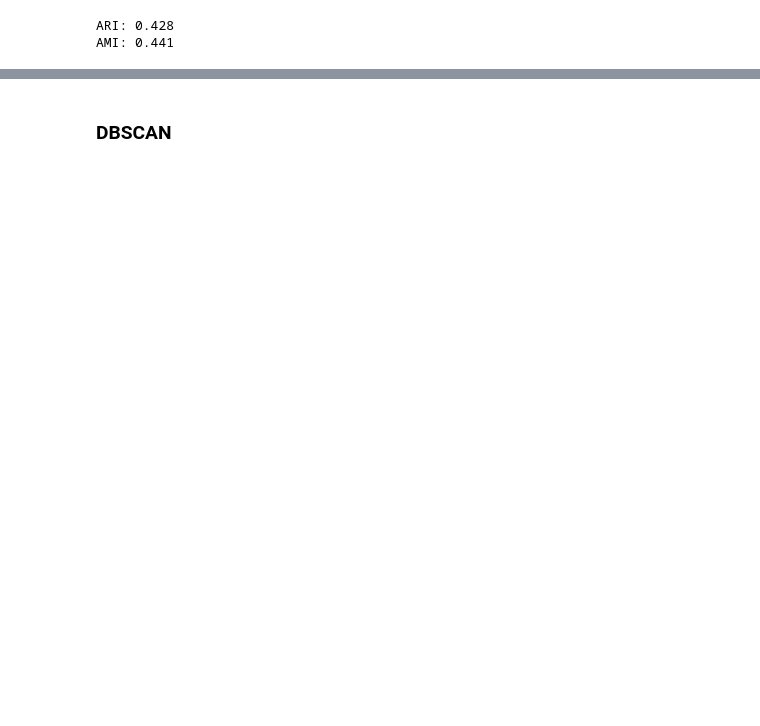
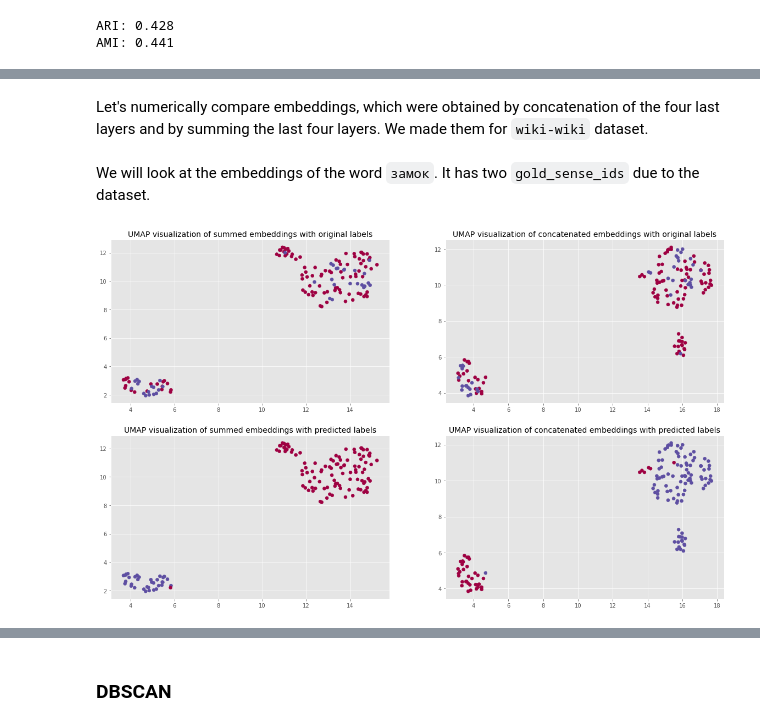
Before and after one commit to LukashevichIlya/DL-in-NLP, a Jupyter notebook: project_polysemy_BERT.ipynb, the cells around one changed output, grey strips where cells are left out. Cells and saved outputs as stored; diff of their text form; code cells hidden in the pictures; blank space fills up the shorter version.

Commit message:
added comparison between concatenated and summed embeddings, more visualization and conclusions

```diff
--- a/project_polysemy_BERT.ipynb
+++ b/project_polysemy_BERT.ipynb
@@ -505,0 +512,42 @@ AMI: 0.441
+# %% [markdown]
+Let's numerically compare embeddings, which were obtained by concatenation of the four last layers and by summing the last four layers. We made them for `wiki-wiki` dataset.
+# %% [markdown]
+We will look at the embeddings of the word `замок`. It has two `gold_sense_ids` due to the dataset.
+# %%
+aggl_cl_compare = AgglomerativeClustering(n_clusters=2, linkage='complete')
+# %%
+preds_sum = aggl_cl_compare.fit_predict(emb_wiki_sum[bounds_wiki[0]:bounds_wiki[1]])
+preds_concat = aggl_cl_compare.fit_predict(emb_wiki_concat[bounds_wiki[0]:bounds_wiki[1]])
+# %%
+def plot_emb(embeddings_type_1, embeddings_type_2, gsi_type_1, gsi_type_2,
+             preds_type_1, preds_type_2, type_1, type_2):
+    plt.figure(figsize=(20, 12))
+
+    emb_umap_type_1 = umap.UMAP(random_state=42).fit_transform(embeddings_type_1)
+    plt.subplot(2, 2, 1)
+    plt.title("UMAP visualization of {} embeddings with original labels".format(type_1), fontsize=14)
+    plt.scatter(emb_umap_type_1[:, 0], emb_umap_type_1[:, 1], c=gsi_type_1, cmap='Spectral')
+
+    emb_umap_type_2 = umap.UMAP(random_state=42).fit_transform(embeddings_type_2)
+    plt.subplot(2, 2, 2)
+    plt.title("UMAP visualization of {} embeddings with original labels".format(type_2), fontsize=14)
+    plt.scatter(emb_umap_type_2[:, 0], emb_umap_type_2[:, 1], c=gsi_type_2, cmap='Spectral')
+
+    plt.subplot(2, 2, 3)
+    plt.title("UMAP visualization of {} embeddings with predicted labels".format(type_1), fontsize=14)
+    plt.scatter(emb_umap_type_1[:, 0], emb_umap_type_1[:, 1], c=preds_type_1, cmap='Spectral')
+
+    plt.subplot(2, 2, 4)
+    plt.title("UMAP visualization of {} embeddings with predicted labels".format(type_2), fontsize=14)
+    plt.scatter(emb_umap_type_2[:, 0], emb_umap_type_2[:, 1], c=preds_type_2, cmap='Spectral')
+
+    plt.show()
+# %%
+plot_emb(emb_wiki_sum[bounds_wiki[0]:bounds_wiki[1]],
+         emb_wiki_concat[bounds_wiki[0]:bounds_wiki[1]],
+         gsi_wiki_sum[bounds_wiki[0]:bounds_wiki[1]],
+         gsi_wiki_concat[bounds_wiki[0]:bounds_wiki[1]],
+         preds_sum, preds_concat,
+         'summed', 'concatenated')
+# %% [output]
+[figure, added]
```
Also changed, not shown: parts of 36 cells of this notebook.
